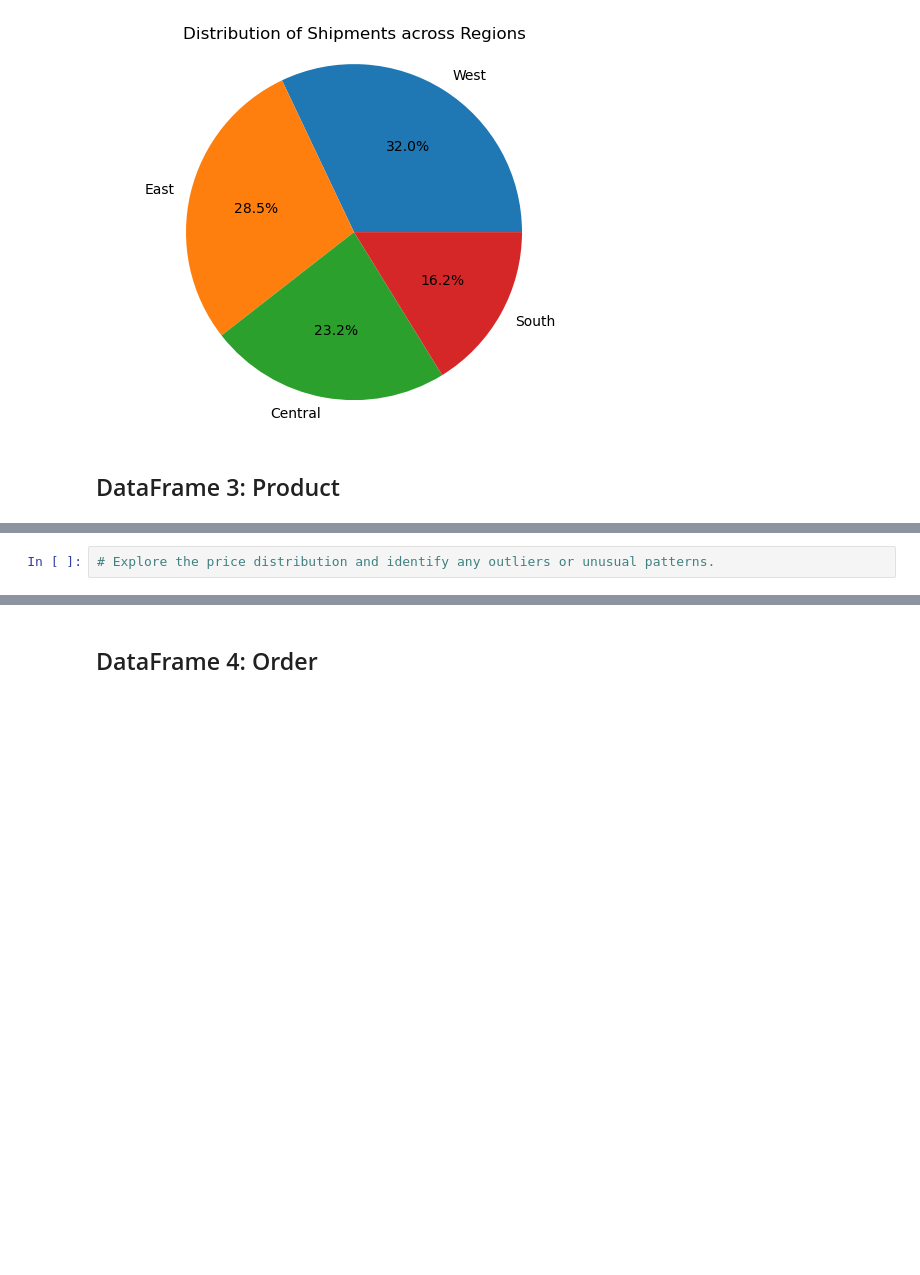
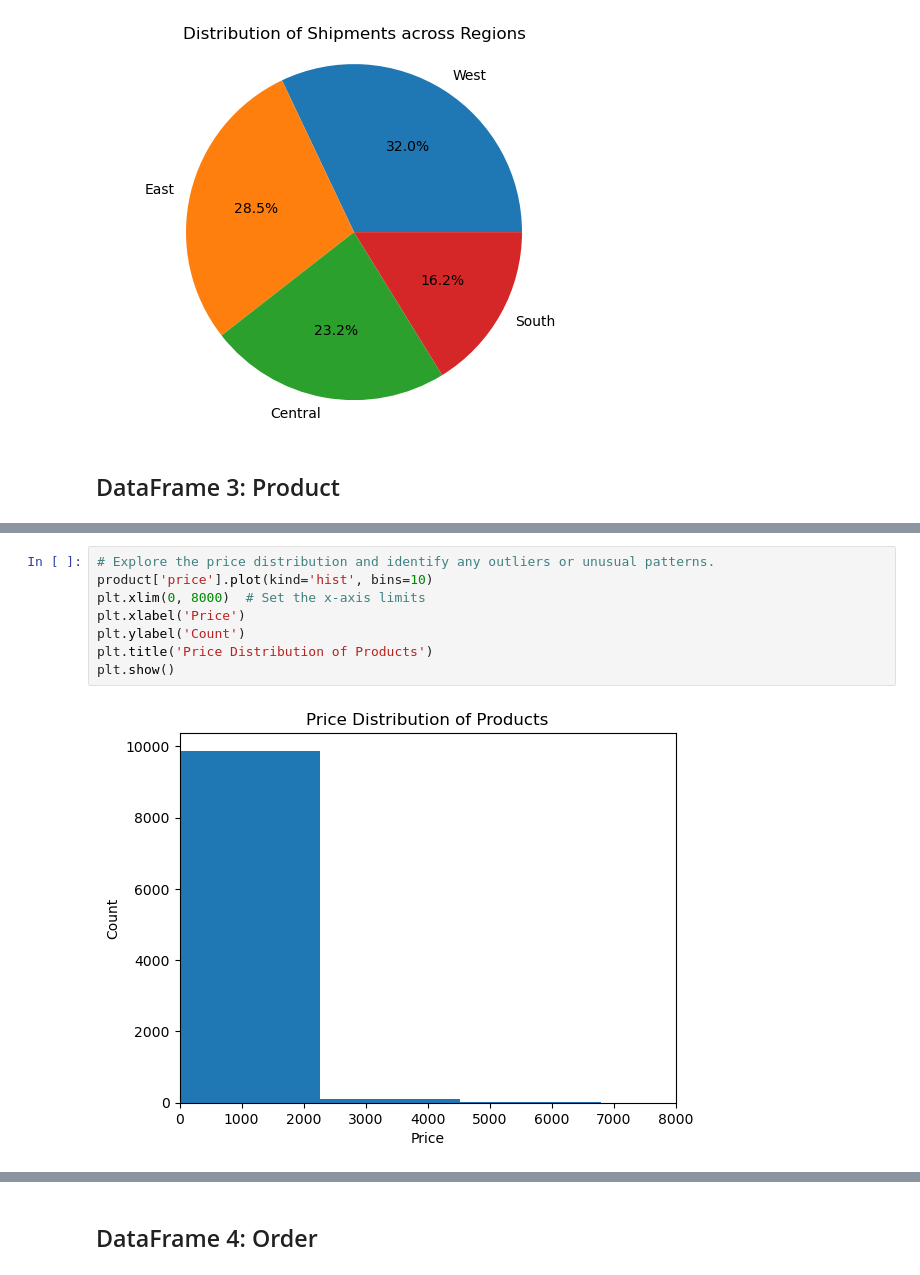
Before and after one commit to MaxLopezSalgado/superstore_e-commerce, a Jupyter notebook: eda/eda.ipynb, the cells around one changed output, grey strips where cells are left out. Drawn from its saved outputs; the diff is of its cells as text; blank space fills up the shorter version.

```diff
--- a/eda/eda.ipynb
+++ b/eda/eda.ipynb
@@ -392,4 +400,12 @@ plt.show()
-# %%
-# Explore the price distribution and identify any outliers or unusual patterns.
+# %%
+# Explore the price distribution and identify any outliers or unusual patterns.
+product['price'].plot(kind='hist', bins=10)
+plt.xlim(0, 8000)  # Set the x-axis limits
+plt.xlabel('Price')
+plt.ylabel('Count')
+plt.title('Price Distribution of Products')
+plt.show()
+# %% [output]
+[figure, added]
 # %%
 # Check the distribution of quantities and discounts.
```
Also changed, not shown: parts of 5 cells of this notebook.
